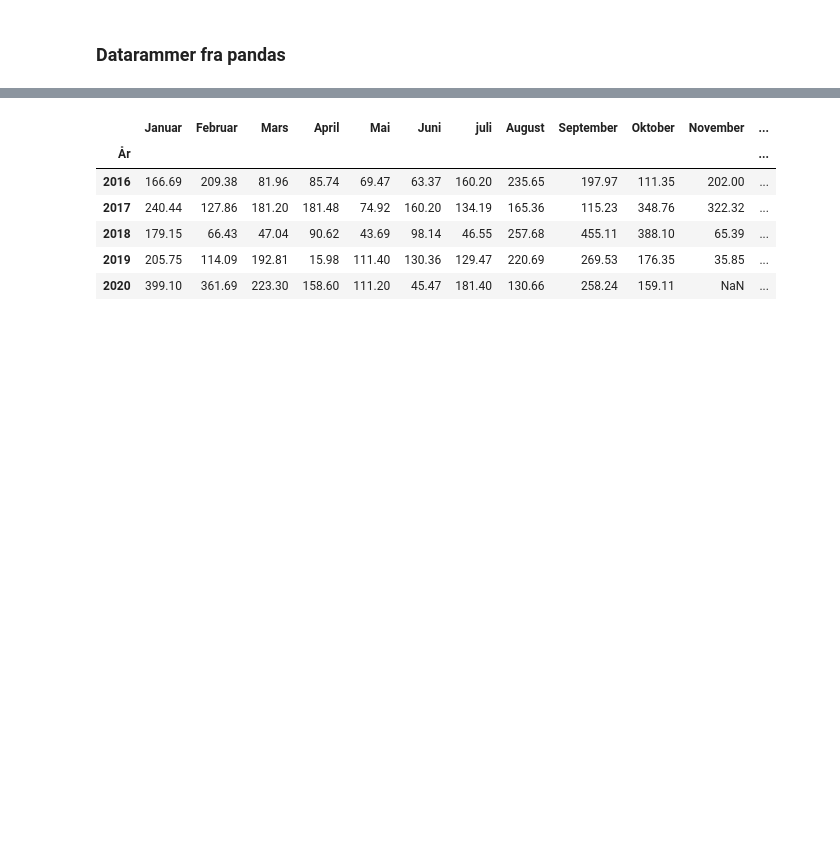
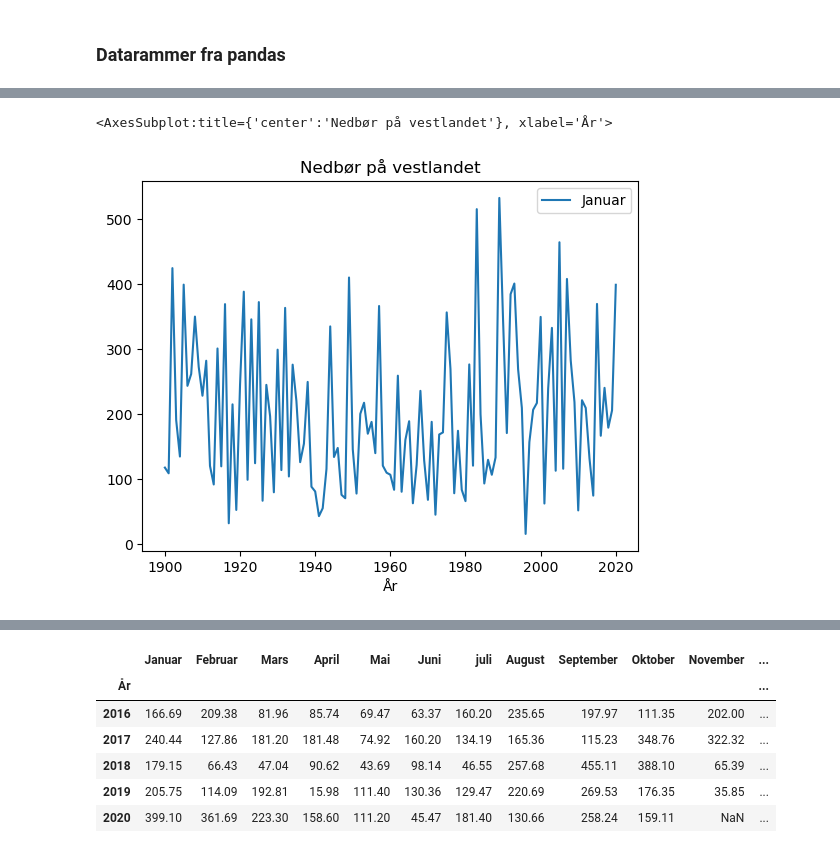
Before and after one commit to LektorB/ProgMod, a Jupyter notebook: Variabler_og_datatyper.ipynb, the cells around one changed output, grey strips where cells are left out. Drawn from its saved outputs; the diff is of its cells as text; code cells hidden in the pictures; blank space fills up the shorter version.

```diff
--- a/Variabler_og_datatyper.ipynb
+++ b/Variabler_og_datatyper.ipynb
@@ -414,2 +505,5 @@ data.loc[2005:2010].sum().plot()
 # %%
-data.iloc[1:].sum(axis=1).plot(label = 'årsgjennomsnitt',legend=True)
+data['Januar'].plot(title='Nedbør på vestlandet',legend=True)
+# %% [output]
+<AxesSubplot:title={'center':'Nedbør på vestlandet'}, xlabel='År'>
+[figure, added]
```
Also changed, not shown: parts of 13 cells of this notebook.
